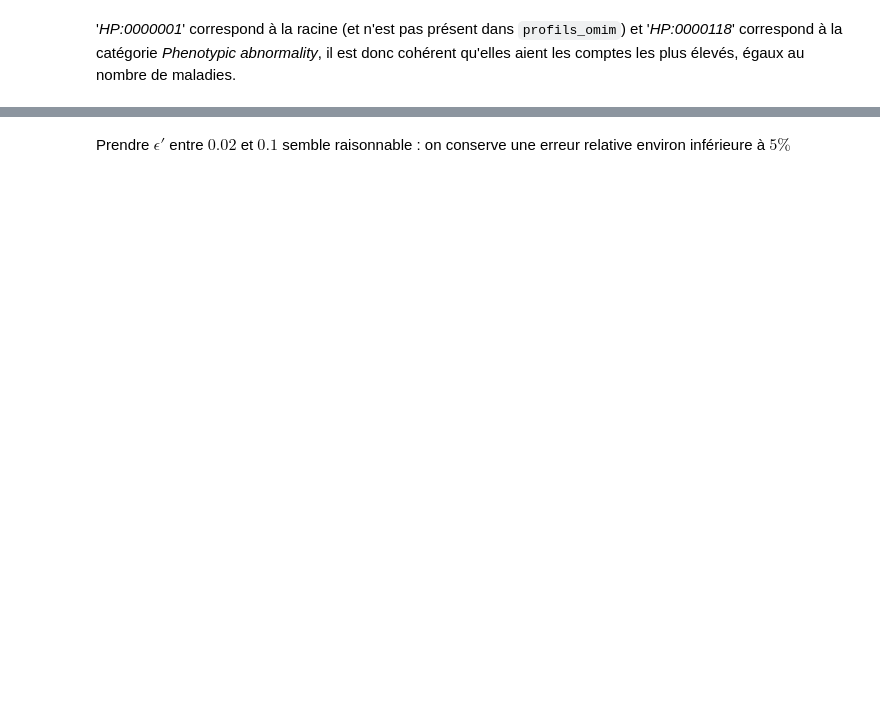
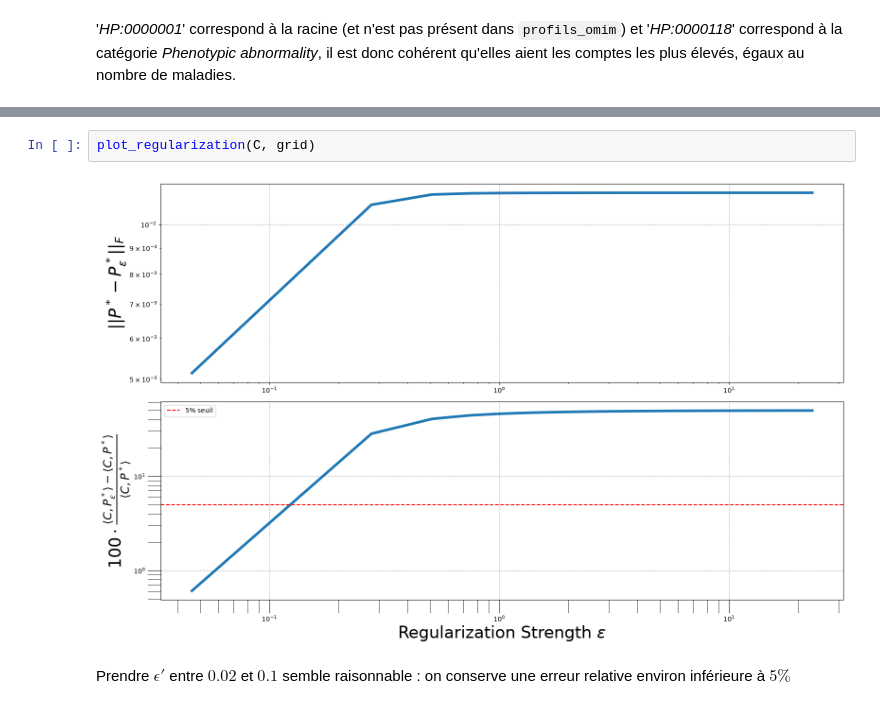
Before and after one commit to averniere/OT_simulation_maladies, a Jupyter notebook: Embeddings/analyse.ipynb, the cells around one changed output, grey strips where cells are left out. Cells and saved outputs as stored; diff of their text form; blank space fills up the shorter version.

```diff
--- a/Embeddings/analyse.ipynb
+++ b/Embeddings/analyse.ipynb
@@ -846,3 +283,7 @@ plt.show()
+# %%
+plot_regularization(C, grid)
+# %% [output]
+[figure, added]
 # %% [markdown]
 Prendre $\epsilon'$ entre $0.02$ et $0.1$ semble raisonnable : on conserve une erreur relative environ inférieure à $5\%$
 # %%
```
Also changed, not shown: parts of 105 cells of this notebook, 6 other files.
